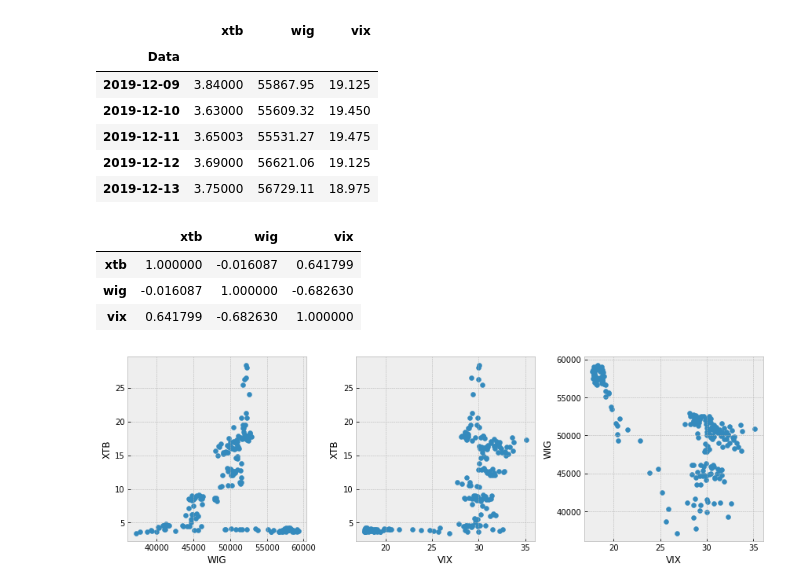
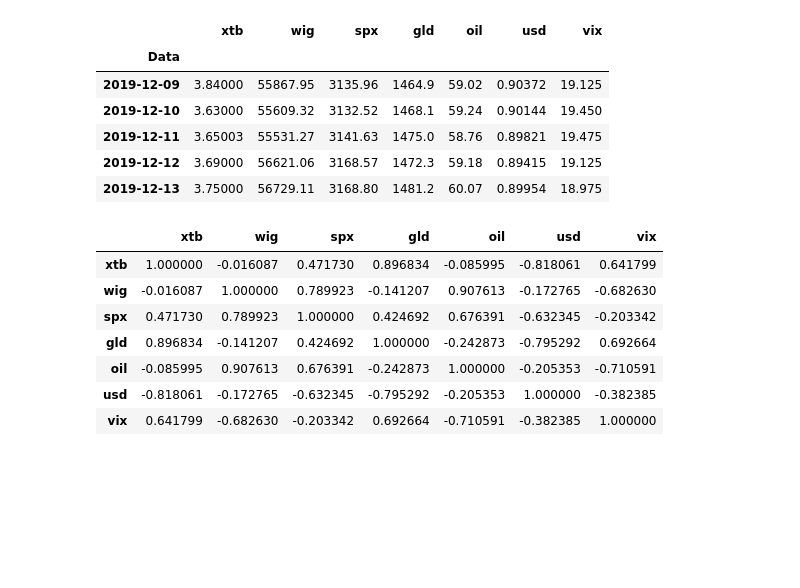
Before and after one commit to JetBlack101/stock-price-forecasting, a Jupyter notebook: simple stock price prediction.ipynb, the cells around one changed output. Drawn from its saved outputs; the diff is of its cells as text; code cells hidden in the pictures; blank space fills up the shorter version.

Commit message:
Description, new features, corr matrix added.

```diff
--- a/simple stock price prediction.ipynb
+++ b/simple stock price prediction.ipynb
@@ -14,6 +26,10 @@ from sklearn.metrics import  mean_squared_error, r2_score
 # Downloading data
 xtb = pd.read_csv("Data/xtb_d.csv", index_col="Data", parse_dates=True)
 wig = pd.read_csv("Data/wig_d.csv", index_col="Data", parse_dates=True)
+spx = pd.read_csv("Data/spx_d.csv", index_col="Data", parse_dates=True)
+gld = pd.read_csv("Data/gc_f_d.csv", index_col="Data", parse_dates=True)
+oil = pd.read_csv("Data/cl_f_d.csv", index_col="Data", parse_dates=True)
+usd = pd.read_csv("Data/usdeur_d.csv", index_col="Data", parse_dates=True)
 vix = pd.read_csv("Data/vix20_f_d.csv", index_col="Data", parse_dates=True)
 # %%
 # Plotting the closing price and volume, weekly view
@@ -42,35 +58,33 @@ plt.show()
 # %%
 # constructing dataset
-dataset = pd.concat([xtb["Zamkniecie"], wig["Zamkniecie"], vix["Zamkniecie"]], axis=1).dropna()
-dataset.columns = ["xtb", "wig", "vix"]
+dataset = pd.concat([xtb["Zamkniecie"],
+                     wig["Zamkniecie"],
+                     spx["Zamkniecie"],
+                     gld["Zamkniecie"],
+                     oil["Zamkniecie"],
+                     usd["Zamkniecie"],
+                     vix["Zamkniecie"]], axis=1).dropna()
+
+dataset.columns = ["xtb", "wig", "spx", "gld", "oil", "usd", "vix"]
 dataset.head()
 # %% [output]
-|  | xtb | wig | vix |
-| Data |  |  |  |
-| 2019-12-09 | 3.84000 | 55867.95 | 19.125 |
-| 2019-12-10 | 3.63000 | 55609.32 | 19.450 |
-| 2019-12-11 | 3.65003 | 55531.27 | 19.475 |
-| 2019-12-12 | 3.69000 | 56621.06 | 19.125 |
-| 2019-12-13 | 3.75000 | 56729.11 | 18.975 |
+|  | xtb | wig | spx | gld | oil | usd | vix |
+| Data |  |  |  |  |  |  |  |
+| 2019-12-09 | 3.84000 | 55867.95 | 3135.96 | 1464.9 | 59.02 | 0.90372 | 19.125 |
+| 2019-12-10 | 3.63000 | 55609.32 | 3132.52 | 1468.1 | 59.24 | 0.90144 | 19.450 |
+| 2019-12-11 | 3.65003 | 55531.27 | 3141.63 | 1475.0 | 58.76 | 0.89821 | 19.475 |
+| 2019-12-12 | 3.69000 | 56621.06 | 3168.57 | 1472.3 | 59.18 | 0.89415 | 19.125 |
+| 2019-12-13 | 3.75000 | 56729.11 | 3168.80 | 1481.2 | 60.07 | 0.89954 | 18.975 |
 # %%
 # Correlation between variables
-dataset.corr()
+cor = dataset.corr()
+cor
 # %% [output]
-|  | xtb | wig | vix |
-| xtb | 1.000000 | -0.016087 | 0.641799 |
-| wig | -0.016087 | 1.000000 | -0.682630 |
-| vix | 0.641799 | -0.682630 | 1.000000 |
+|  | xtb | wig | spx | gld | oil | usd | vix |
+| xtb | 1.000000 | -0.016087 | 0.471730 | 0.896834 | -0.085995 | -0.818061 | 0.641799 |
+| wig | -0.016087 | 1.000000 | 0.789923 | -0.141207 | 0.907613 | -0.172765 | -0.682630 |
+| spx | 0.471730 | 0.789923 | 1.000000 | 0.424692 | 0.676391 | -0.632345 | -0.203342 |
+| gld | 0.896834 | -0.141207 | 0.424692 | 1.000000 | -0.242873 | -0.795292 | 0.692664 |
+| oil | -0.085995 | 0.907613 | 0.676391 | -0.242873 | 1.000000 | -0.205353 | -0.710591 |
+| usd | -0.818061 | -0.172765 | -0.632345 | -0.795292 | -0.205353 | 1.000000 | -0.382385 |
+| vix | 0.641799 | -0.682630 | -0.203342 | 0.692664 | -0.710591 | -0.382385 | 1.000000 |
-# %%
-fig, ax = plt.subplots(nrows=1, ncols=3, figsize=(12,4))
-
-ax[0].scatter(x=dataset.wig.values, y=dataset.xtb.values)
-ax[0].set(xlabel="WIG", ylabel="XTB")
-ax[1].scatter(x=dataset.vix.values, y=dataset.xtb.values)
-ax[1].set(xlabel="VIX", ylabel="XTB")
-ax[2].scatter(x=dataset.vix.values, y=dataset.wig.values)
-ax[2].set(xlabel="VIX", ylabel="WIG")
-
-plt.tight_layout()
-plt.show()
-# %% [output]
-[figure, removed]
```
Also changed, not shown: parts of 8 cells of this notebook, 4 other files.
